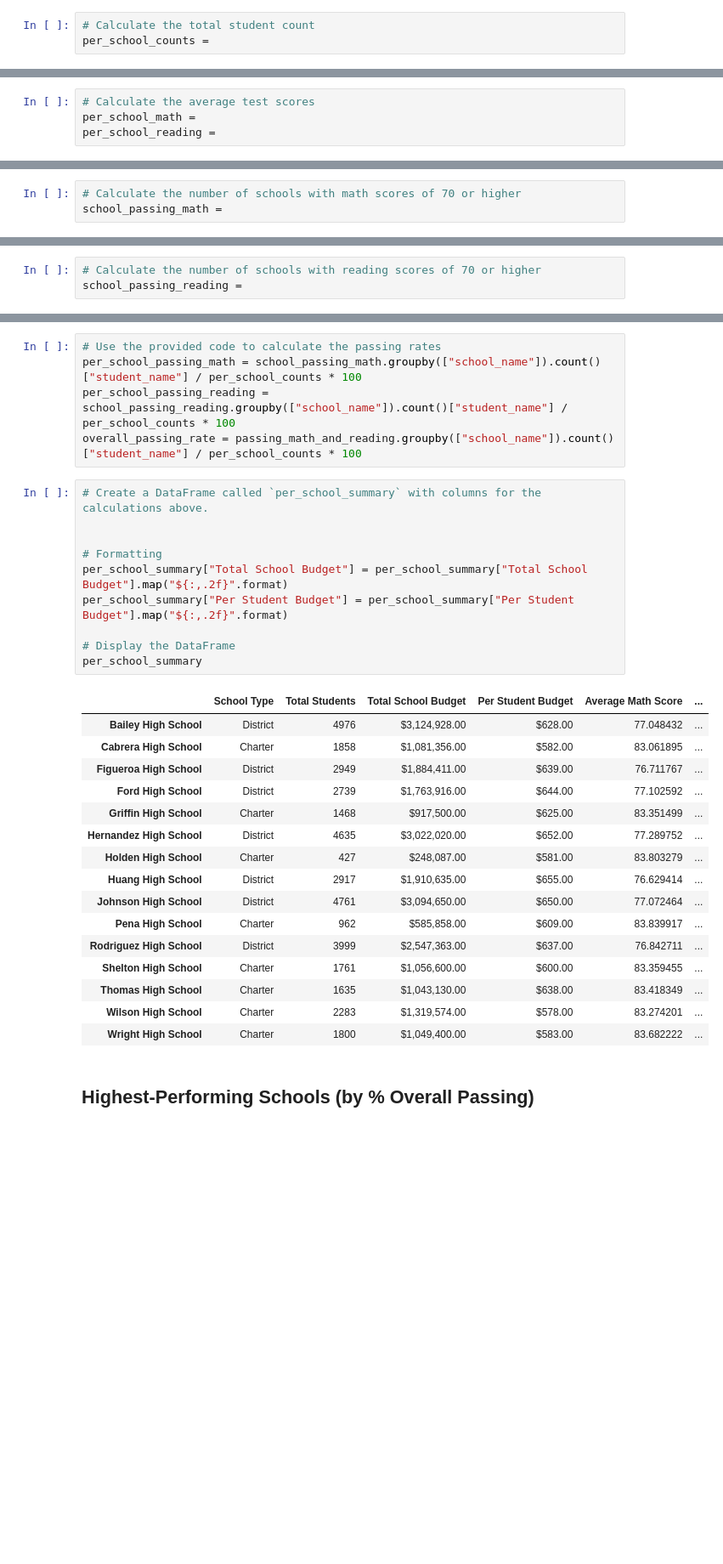
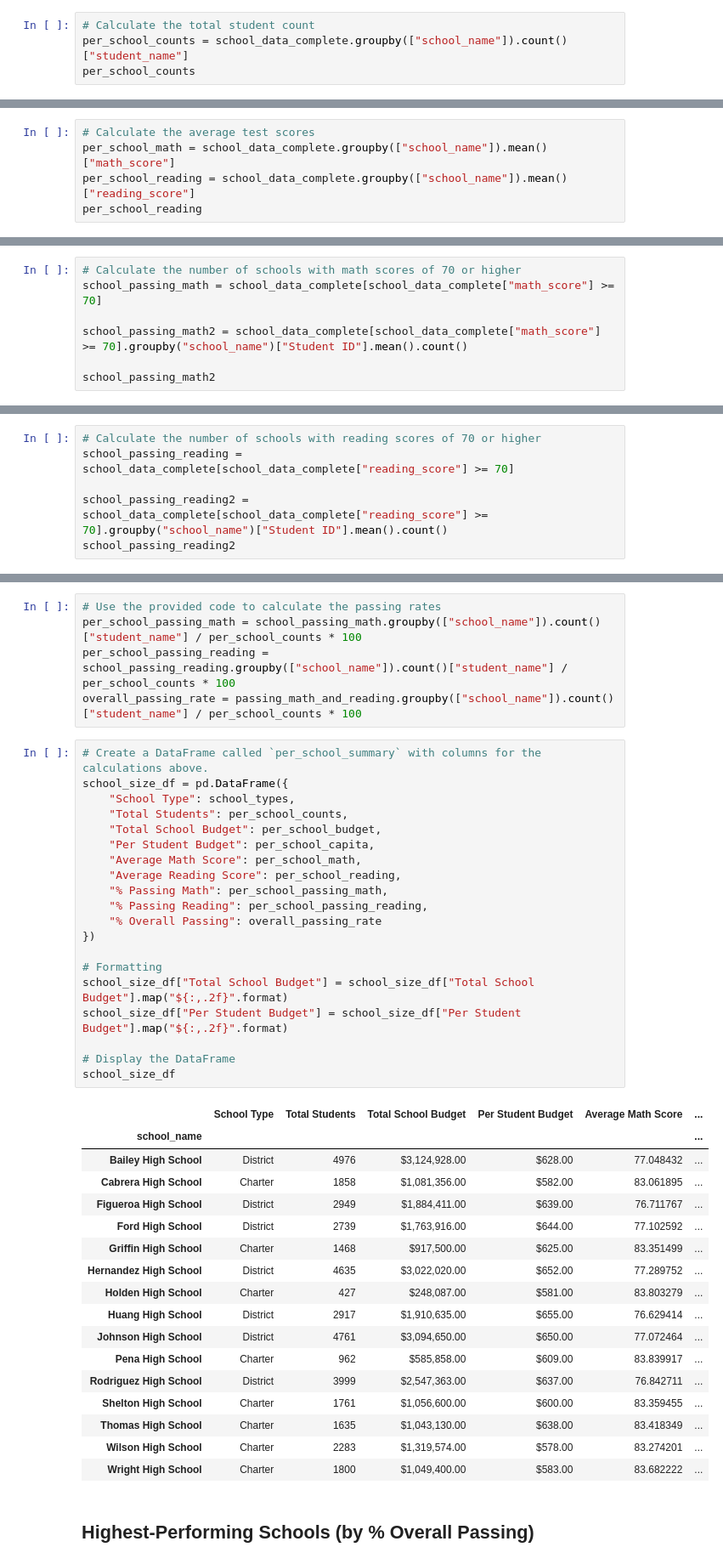
Before and after one commit to samsong1440/pandas-challenge, a Jupyter notebook: PyCitySchools_starter.ipynb, the cells around one changed output, grey strips where cells are left out. Shown at 85% size. Drawn from its saved outputs; the diff is of its cells as text; blank space fills up the shorter version.

```diff
--- a/PyCitySchools_starter.ipynb
+++ b/PyCitySchools_starter.ipynb
@@ -97,3 +134,4 @@ school_types = school_data.set_index(["school_name"])["type"]
 # %%
 # Calculate the total student count
-per_school_counts =
+per_school_counts = school_data_complete.groupby(["school_name"]).count()["student_name"]
+per_school_counts
@@ -104,4 +180,5 @@ per_school_capita = per_school_budget / per_school_counts
 # %%
 # Calculate the average test scores
-per_school_math =
-per_school_reading =
+per_school_math = school_data_complete.groupby(["school_name"]).mean()["math_score"]
+per_school_reading = school_data_complete.groupby(["school_name"]).mean()["reading_score"]
+per_school_reading
@@ -108,3 +203,7 @@ per_school_reading =
 # %%
 # Calculate the number of schools with math scores of 70 or higher
-school_passing_math =
+school_passing_math = school_data_complete[school_data_complete["math_score"] >= 70]
+
+school_passing_math2 = school_data_complete[school_data_complete["math_score"] >= 70].groupby("school_name")["Student ID"].mean().count()
+
+school_passing_math2
@@ -111,3 +212,6 @@ school_passing_math =
 # %%
 # Calculate the number of schools with reading scores of 70 or higher
-school_passing_reading =
+school_passing_reading = school_data_complete[school_data_complete["reading_score"] >= 70]
+
+school_passing_reading2 = school_data_complete[school_data_complete["reading_score"] >= 70].groupby("school_name")["Student ID"].mean().count()
+school_passing_reading2
@@ -123,16 +244,27 @@ per_school_passing_reading = school_passing_reading.groupby(["school_name"]).cou
 overall_passing_rate = passing_math_and_reading.groupby(["school_name"]).count()["student_name"] / per_school_counts * 100
 # %%
 # Create a DataFrame called `per_school_summary` with columns for the calculations above.
-
+school_size_df = pd.DataFrame({
+    "School Type": school_types,
+    "Total Students": per_school_counts,
+    "Total School Budget": per_school_budget,
+    "Per Student Budget": per_school_capita,
+    "Average Math Score": per_school_math,
+    "Average Reading Score": per_school_reading,
+    "% Passing Math": per_school_passing_math,
+    "% Passing Reading": per_school_passing_reading,
+    "% Overall Passing": overall_passing_rate
+})
 
 # Formatting
-per_school_summary["Total School Budget"] = per_school_summary["Total School Budget"].map("${:,.2f}".format)
-per_school_summary["Per Student Budget"] = per_school_summary["Per Student Budget"].map("${:,.2f}".format)
+school_size_df["Total School Budget"] = school_size_df["Total School Budget"].map("${:,.2f}".format)
+school_size_df["Per Student Budget"] = school_size_df["Per Student Budget"].map("${:,.2f}".format)
 
 # Display the DataFrame
-per_school_summary
+school_size_df
 # %% [output]
 |  | School Type | Total Students | Total School Budget | Per Student Budget | Average Math Score | ... |
+| school_name |  |  |  |  |  | ... |
 | Bailey High School | District | 4976 | $3,124,928.00 | $628.00 | 77.048432 | ... |
 | Cabrera High School | Charter | 1858 | $1,081,356.00 | $582.00 | 83.061895 | ... |
 | Figueroa High School | District | 2949 | $1,884,411.00 | $639.00 | 76.711767 | ... |
```
Also changed, not shown: parts of 27 cells of this notebook.
